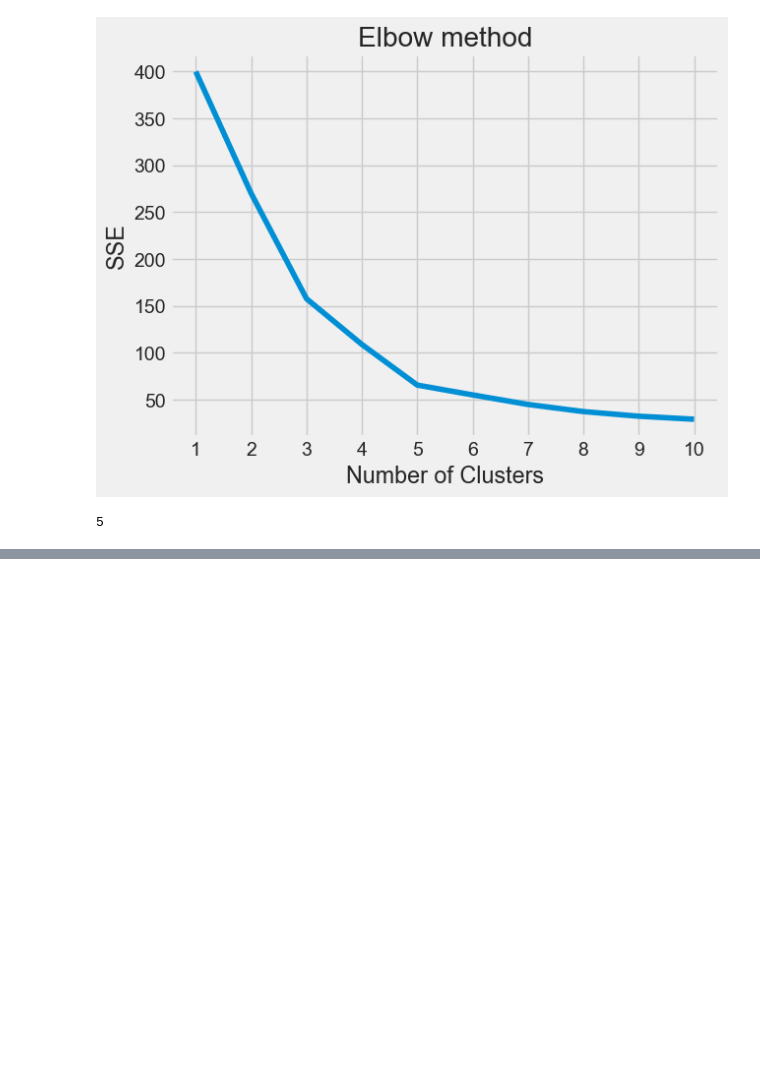
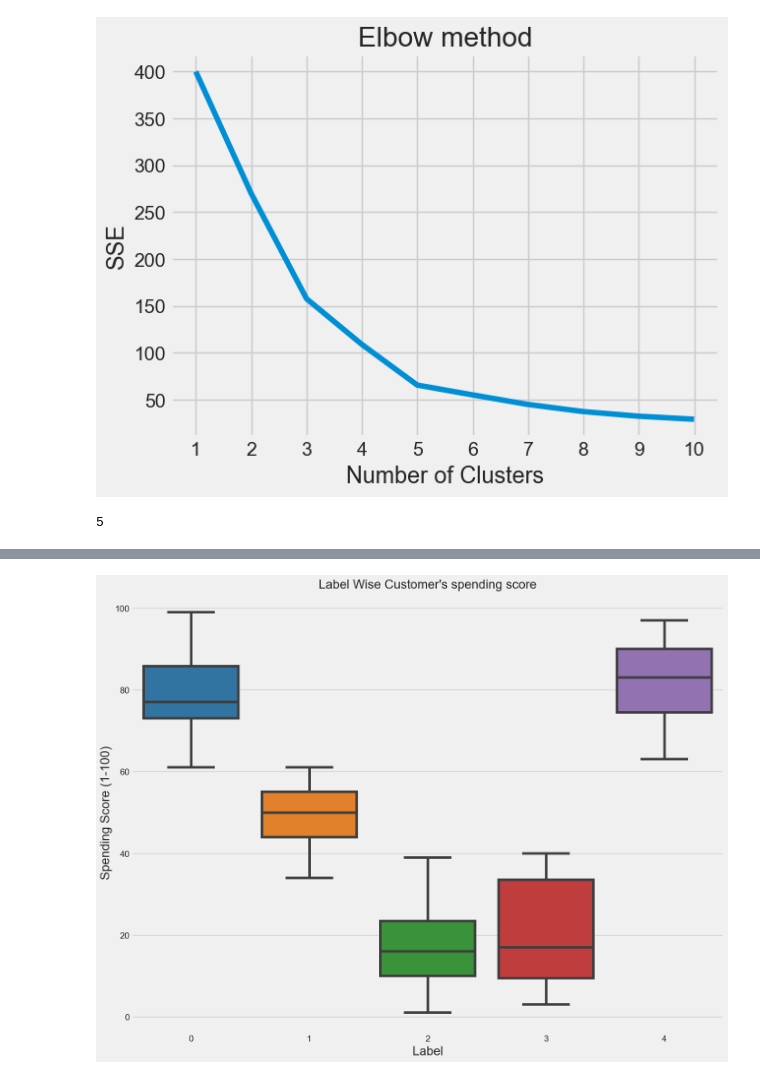
Before and after one commit to GentlemanFrog/Segmentation_mall_data, a Jupyter notebook: Mall_clients_segmentation.ipynb, the cells around one changed output, grey strips where cells are left out. Saved outputs shown, nothing was run; the diff lists cells and outputs as text; code cells hidden in the pictures; blank space fills up the shorter version.

```diff
--- a/Mall_clients_segmentation.ipynb
+++ b/Mall_clients_segmentation.ipynb
@@ -345,0 +379,10 @@ kl.elbow
+# %%
+# Label wise customer spending score
+plt.figure(figsize=(15,12))
+sns.boxplot(data=df_w_clusters, x='Labels', y='Spending Score (1-100)', palette="tab10")
+plt.title("Label Wise Customer's spending score", fontsize=20)
+plt.xlabel(xlabel="Label", fontsize=20)
+plt.ylabel(ylabel="Spending Score (1-100)",fontsize=20)
+plt.show()
+# %% [output]
+[figure, added]
```
Also changed, not shown: parts of 4 cells of this notebook.
